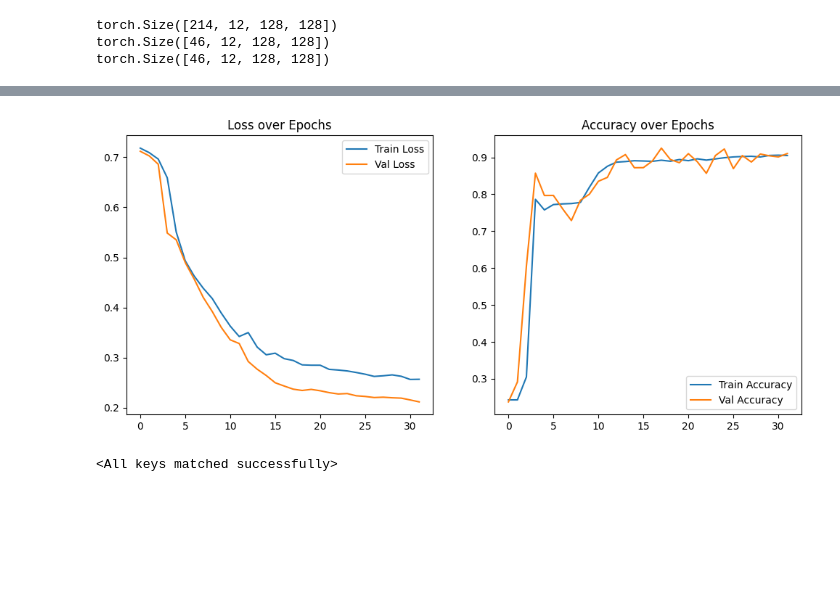
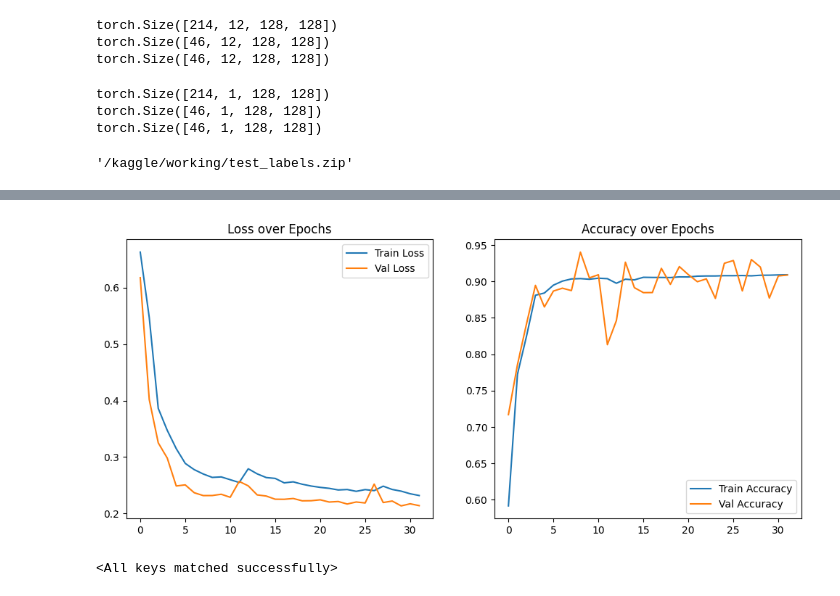
Before and after one commit to meissa20/Water_Segmentation, a Jupyter notebook: water_segmentation.ipynb, the cells around one changed output, grey strips where cells are left out. Cells and saved outputs as stored; diff of their text form; code cells hidden in the pictures; blank space fills up the shorter version.

```diff
--- a/water_segmentation.ipynb
+++ b/water_segmentation.ipynb
@@ -100,6 +129,14 @@ print(img_test.size())
 torch.Size([214, 12, 128, 128])
 torch.Size([46, 12, 128, 128])
 torch.Size([46, 12, 128, 128])
+# %%
+print(label_train.size())
+print(label_val.size())
+print(label_test.size())
+# %% [output]
+torch.Size([214, 1, 128, 128])
+torch.Size([46, 1, 128, 128])
+torch.Size([46, 1, 128, 128])
 # %%
 train_dataset = TensorDataset(img_train, label_train)
 val_dataset   = TensorDataset(img_val, label_val)
@@ -107 +158,8 @@ test_dataset  = TensorDataset(img_test, label_test)
+# %%
+import shutil
+
+shutil.make_archive('/kaggle/working/test_images', 'zip', '/kaggle/working/test_images')
+shutil.make_archive('/kaggle/working/test_labels', 'zip', '/kaggle/working/test_labels')
+# %% [output]
+'/kaggle/working/test_labels.zip'
 # %%
@@ -211,13 +265,12 @@ def plot_metrics(train_loss, val_loss, train_acc, val_acc):
     plt.title('Accuracy over Epochs')
     plt.show()
 # %%
-def train_model(model, train_loader, val_loader, lr, epochs):
+def train_model(model, train_loader, val_loader, lr, epochs, flag=0):
     LCE = nn.BCEWithLogitsLoss()
     optimizer = torch.optim.Adam(model.parameters(), lr=lr)
     train_losses, train_accuracies = [], []
     val_losses, val_accuracies = [], []
     best_val_acc = 0.0
-
 
     for epoch in range(epochs):
         model.train()
@@ -228,15 +281,17 @@ def train_model(model, train_loader, val_loader, lr, epochs):
             y_batch = y_batch.to(device)
 
             optimizer.zero_grad()
-            output = model(x_batch)
-            loss = LCE(output, y_batch)
+            if flag:
+                output = model(x_batch)['out']
+            else:
+                output = model(x_batch)
+            loss = LCE(output, y_batch.float())
             loss.backward()
             optimizer.step()
 
-            predicted = torch.sigmoid(output) > 0.5
-            train_correct += (predicted == y_batch.bool()).sum().item()
-            train_loss += loss.item() * y_batch.numel() # is actually the mean loss per pixel, not per image.
-                                                        # loss = 1/(32*128*128) * (pixel loss)
+            predicted = (torch.sigmoid(output) > 0.5).float()
+            train_correct += (predicted == y_batch).sum().item()
+            train_loss += loss.item() * y_batch.numel()
             total += y_batch.numel()
 
         train_loss /= total
@@ -251,29 +306,31 @@ def train_model(model, train_loader, val_loader, lr, epochs):
             for inputs, labels in val_loader:
                 inputs = inputs.to(device)
                 labels = labels.to(device)
+                if flag:
+                    outputs = model(inputs)['out']
+                else:
+                    outputs = model(inputs)
+                loss = LCE(outputs, labels.float())
 
-                outputs = model(inputs)
-                loss = LCE(outputs, labels)
-
-                val_loss += loss.item() * y_batch.numel()
-                predicted = torch.sigmoid(output) > 0.5
-                val_correct += (predicted == y_batch.bool()).sum().item()
-
-                val_total += y_batch.numel()
+                val_loss += loss.item() * labels.numel()
+                predicted = (torch.sigmoid(outputs) > 0.5).float()
+                val_correct += (predicted == labels).sum().item()
+                val_total += labels.numel()
 
         val_losses.append(val_loss / val_total)
         val_accuracies.append(val_correct / val_total)
+
         if val_correct / val_total > best_val_acc:
             best_val_acc = val_correct / val_total
             torch.save(model.state_dict(), "/kaggle/working/best_model.pth")
+
         print(f"Epoch {epoch+1}/{epochs}, "
-              f"Train Loss: {train_losses[-1]:.4f}, Train Acc: {train_accuracies[-1]:.4f}, "
-              f"Val Loss: {val_losses[-1]:.4f}, Val Acc: {val_accuracies[-1]:.4f}")
+              f"Train Loss: {train_losses[-1]:.6f}, Train Acc: {train_accuracies[-1]:.4f}, "
+              f"Val Loss: {val_losses[-1]:.6f}, Val Acc: {val_accuracies[-1]:.4f}")
 
-    print("\n")
     return train_losses, val_losses, train_accuracies, val_accuracies
 # %%
 model = UNet(n_channels=12, n_classes=1).to(device)
-train_loss, val_loss, train_acc, val_acc = train_model(model, train_loader, val_loader, 0.0001, epochs=32)
+train_loss, val_loss, train_acc, val_acc = train_model(model, train_loader, val_loader, 0.001, epochs=32)
 plot_metrics(train_loss, val_loss, train_acc, val_acc)
 # %% [output]
@@ -297 +354 @@ Epoch 32/32, Train Loss: 0.2568, Train Acc: 0.9050, Val Loss: 0.2117, Val Acc: 0
-[figure, old version]
+[figure, new version]
```
Also changed, not shown: parts of 20 cells of this notebook.
